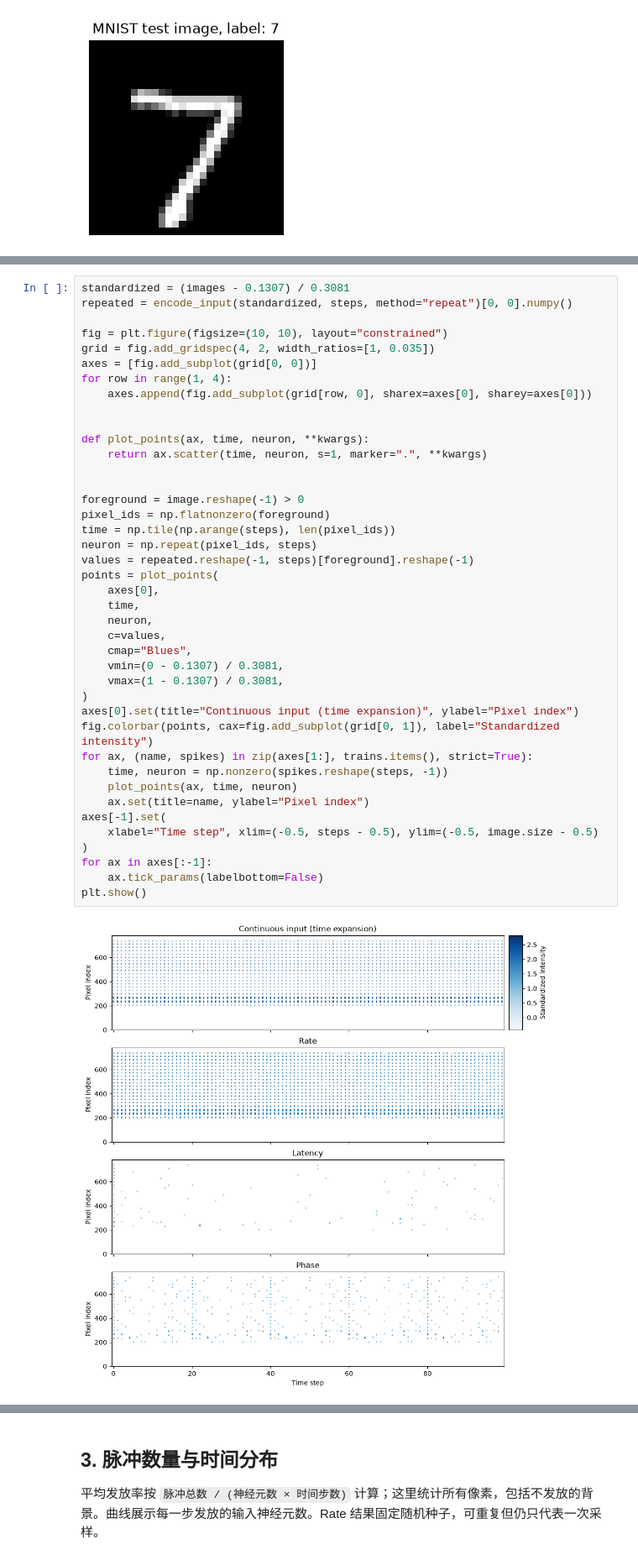
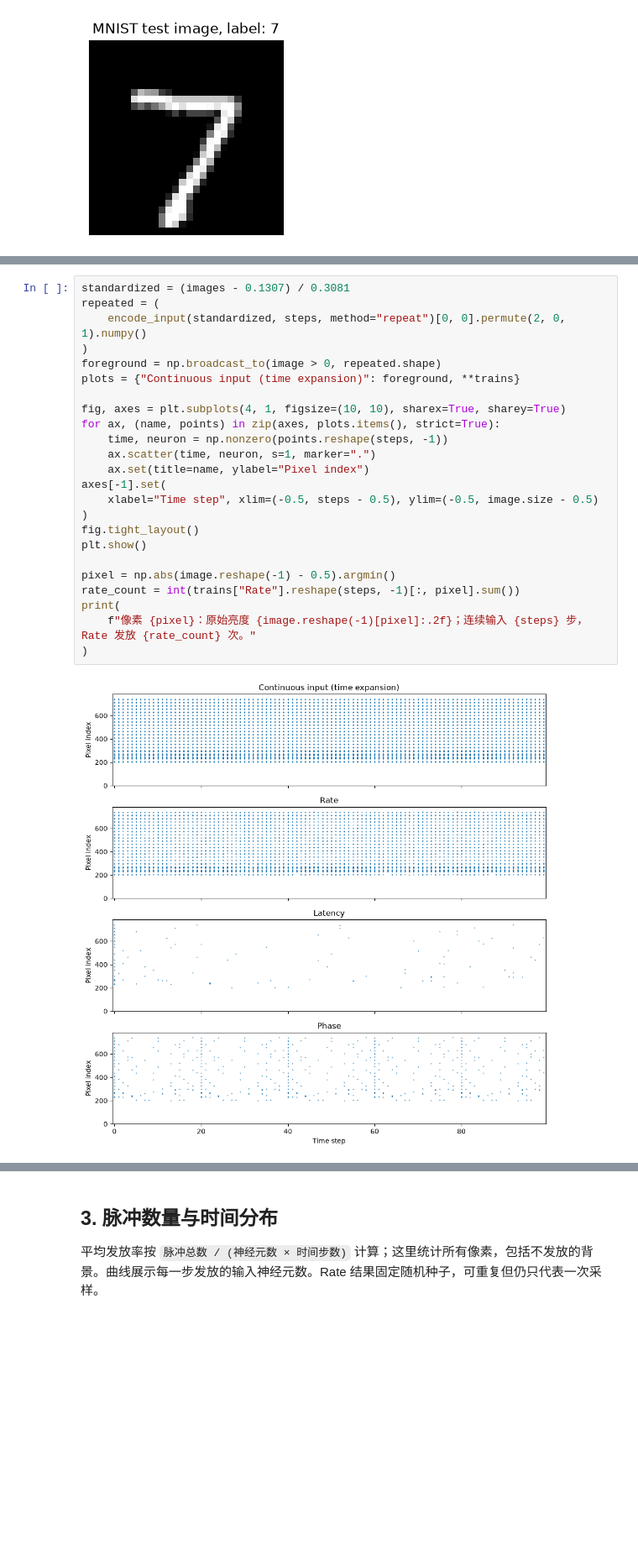
Before and after one commit to LevelDownRefine/neural-network-teaching, a Jupyter notebook: mnist/spike_encoding.ipynb, the cells around one changed output, grey strips where cells are left out. Shown at 84% size. Cells and saved outputs as stored; diff of their text form; blank space fills up the shorter version.

Commit message:
Use one raster layout for input comparison

```diff
--- a/mnist/spike_encoding.ipynb
+++ b/mnist/spike_encoding.ipynb
@@ -68,43 +68,26 @@ plt.show()
 # %%
 standardized = (images - 0.1307) / 0.3081
-repeated = encode_input(standardized, steps, method="repeat")[0, 0].numpy()
+repeated = (
+    encode_input(standardized, steps, method="repeat")[0, 0].permute(2, 0, 1).numpy()
+)
+foreground = np.broadcast_to(image > 0, repeated.shape)
+plots = {"Continuous input (time expansion)": foreground, **trains}
 
-fig = plt.figure(figsize=(10, 10), layout="constrained")
-grid = fig.add_gridspec(4, 2, width_ratios=[1, 0.035])
-axes = [fig.add_subplot(grid[0, 0])]
-for row in range(1, 4):
-    axes.append(fig.add_subplot(grid[row, 0], sharex=axes[0], sharey=axes[0]))
-
-
-def plot_points(ax, time, neuron, **kwargs):
-    return ax.scatter(time, neuron, s=1, marker=".", **kwargs)
-
-
-foreground = image.reshape(-1) > 0
-pixel_ids = np.flatnonzero(foreground)
-time = np.tile(np.arange(steps), len(pixel_ids))
-neuron = np.repeat(pixel_ids, steps)
-values = repeated.reshape(-1, steps)[foreground].reshape(-1)
-points = plot_points(
-    axes[0],
-    time,
-    neuron,
-    c=values,
-    cmap="Blues",
-    vmin=(0 - 0.1307) / 0.3081,
-    vmax=(1 - 0.1307) / 0.3081,
-)
-axes[0].set(title="Continuous input (time expansion)", ylabel="Pixel index")
-fig.colorbar(points, cax=fig.add_subplot(grid[0, 1]), label="Standardized intensity")
-for ax, (name, spikes) in zip(axes[1:], trains.items(), strict=True):
-    time, neuron = np.nonzero(spikes.reshape(steps, -1))
-    plot_points(ax, time, neuron)
+fig, axes = plt.subplots(4, 1, figsize=(10, 10), sharex=True, sharey=True)
+for ax, (name, points) in zip(axes, plots.items(), strict=True):
+    time, neuron = np.nonzero(points.reshape(steps, -1))
+    ax.scatter(time, neuron, s=1, marker=".")
     ax.set(title=name, ylabel="Pixel index")
 axes[-1].set(
     xlabel="Time step", xlim=(-0.5, steps - 0.5), ylim=(-0.5, image.size - 0.5)
 )
-for ax in axes[:-1]:
-    ax.tick_params(labelbottom=False)
+fig.tight_layout()
 plt.show()
+
+pixel = np.abs(image.reshape(-1) - 0.5).argmin()
+rate_count = int(trains["Rate"].reshape(steps, -1)[:, pixel].sum())
+print(
+    f"像素 {pixel}：原始亮度 {image.reshape(-1)[pixel]:.2f}；连续输入 {steps} 步，Rate 发放 {rate_count} 次。"
+)
 # %% [output]
-[figure, old version]
+[figure, new version]
```
Also changed, not shown: parts of 2 cells of this notebook.
